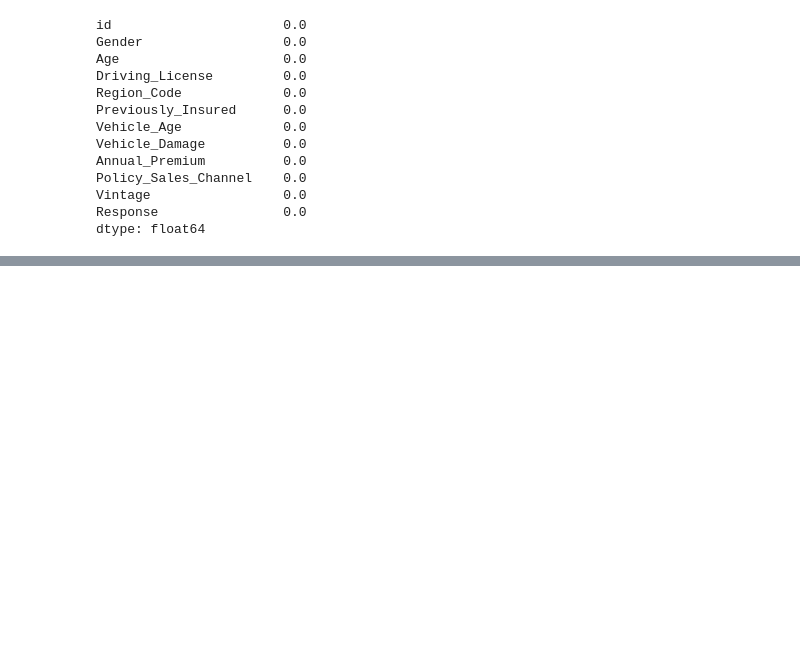
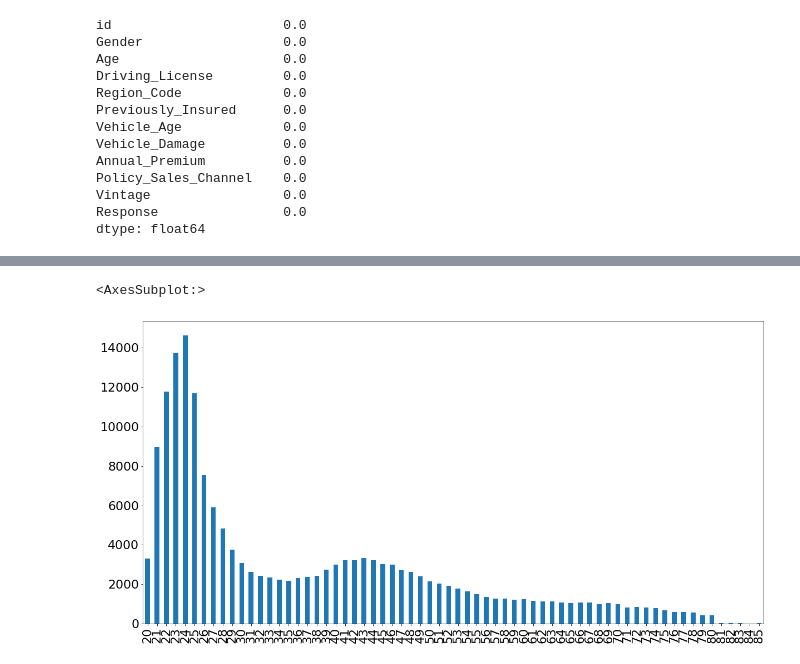
Before and after one commit to krndxs/CST383, a Jupyter notebook: car_insurance_predictions.ipynb, the cells around one changed output, grey strips where cells are left out. Drawn from its saved outputs; the diff is of its cells as text; code cells hidden in the pictures; blank space fills up the shorter version.

```diff
--- a/car_insurance_predictions.ipynb
+++ b/car_insurance_predictions.ipynb
@@ -106,0 +164,5 @@ dtype: float64
+# %%
+df['Age'][df['Gender'] != 'Male'].value_counts(sort=False).plot.bar()
+# %% [output]
+<AxesSubplot:>
+[figure, added]
```
Also changed, not shown: parts of 14 cells of this notebook.
